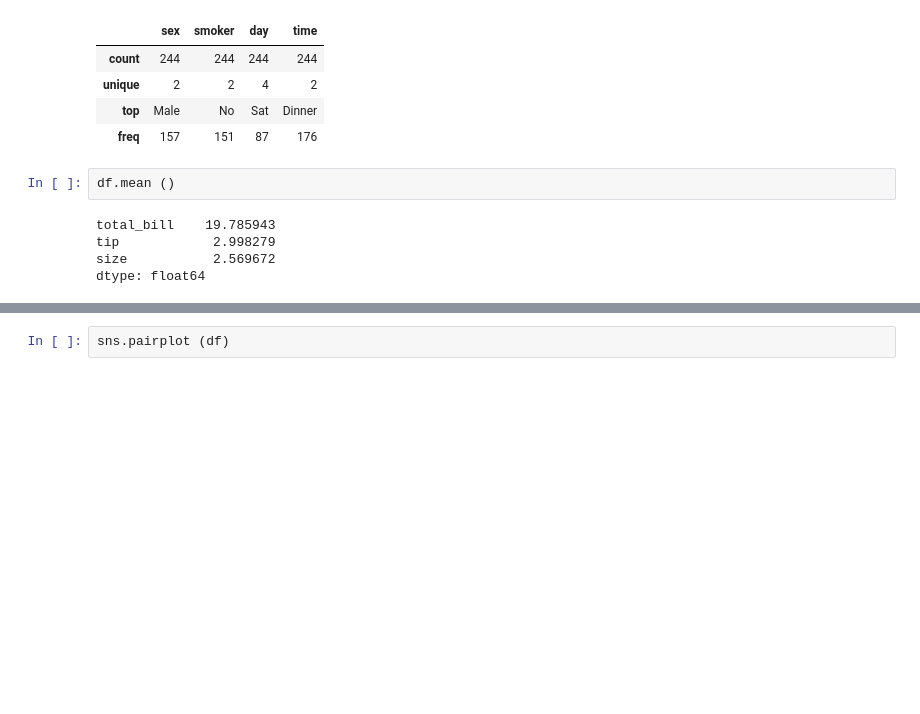
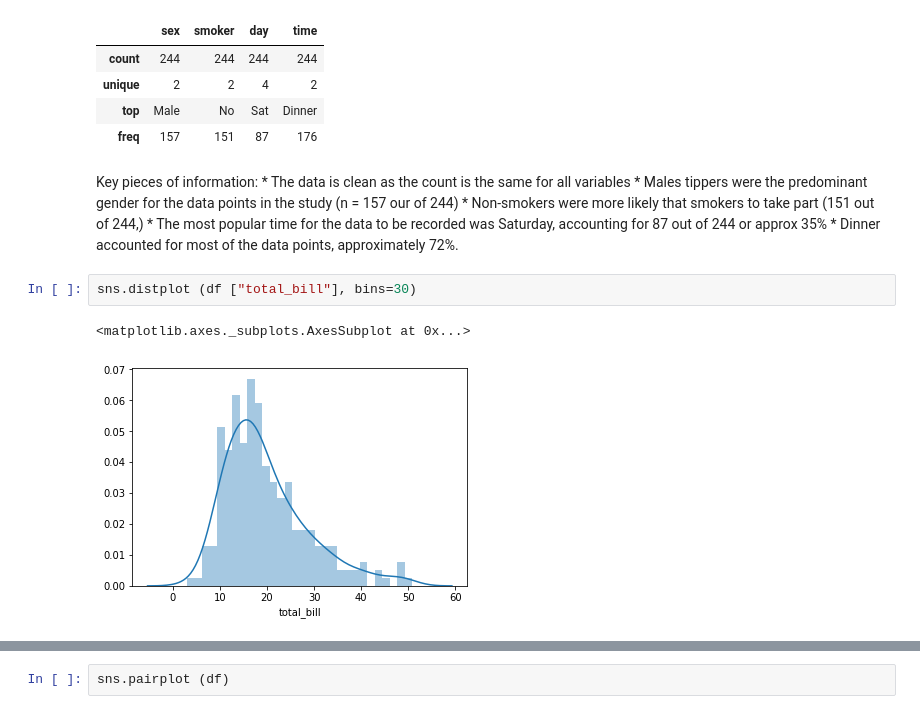
Before and after one commit to martinaobrien/FUNDAMENTALS-OF-DATA-ANALYSIS-Project-2019, a Jupyter notebook: Tips Dataset Assignment .ipynb, the cells around one changed output, grey strips where cells are left out. Saved outputs shown, nothing was run; the diff lists cells and outputs as text; blank space fills up the shorter version.

Commit message:
Descriptive Statistic Finished and Jointplot, distplot and pair plot added

```diff
--- a/Tips Dataset Assignment .ipynb
+++ b/Tips Dataset Assignment .ipynb
@@ -146,10 +144,15 @@ df.describe(include=[np.object])
 | unique | 2 | 2 | 4 | 2 |
 | top | Male | No | Sat | Dinner |
 | freq | 157 | 151 | 87 | 176 |
-# %%
-df.mean ()
-# %% [output]
-total_bill    19.785943
-tip            2.998279
-size           2.569672
-dtype: float64
+# %% [markdown]
+Key pieces of information:
+    * The data is clean as the count is the same for all variables
+    * Males tippers were the predominant gender for the data points in the study (n = 157 our of 244)
+    * Non-smokers were more likely that smokers to take part (151 out of 244,)
+    * The most popular time for the data to be recorded was Saturday, accounting for 87 out of 244 or approx 35%
+    * Dinner accounted for most of the data points, approximately 72%.
+# %%
+sns.distplot (df ["total_bill"], bins=30)
+# %% [output]
+<matplotlib.axes._subplots.AxesSubplot at 0x...>
+[figure, added]
```
Also changed, not shown: parts of 4 cells of this notebook.
